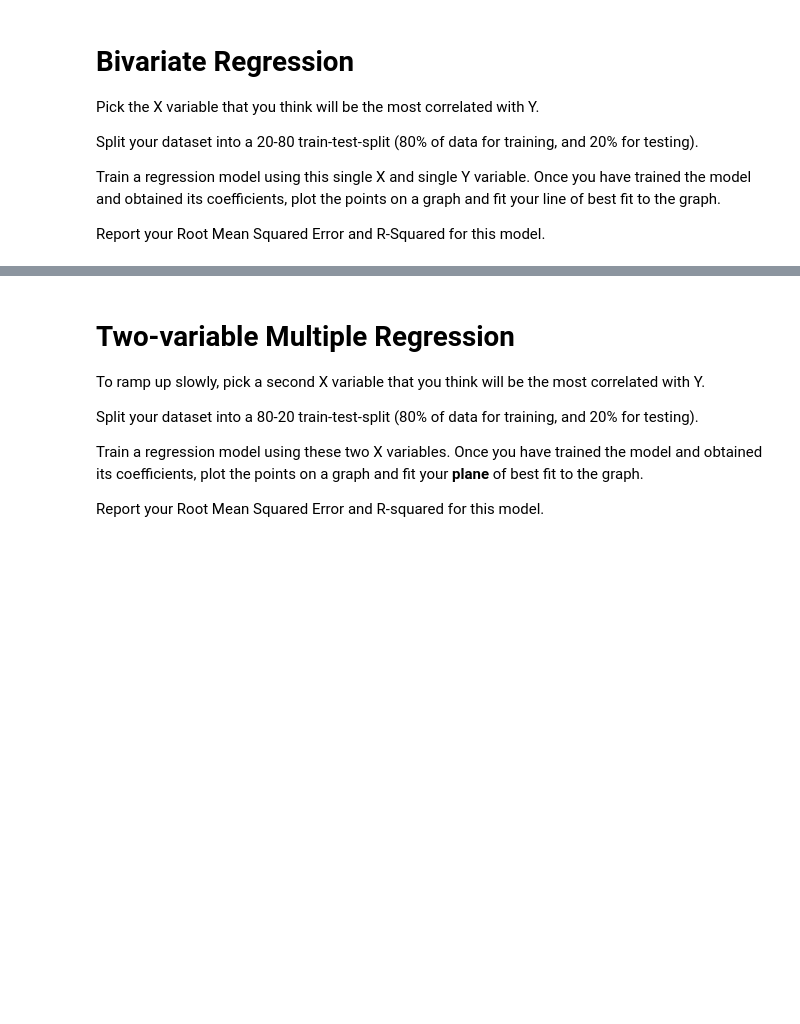
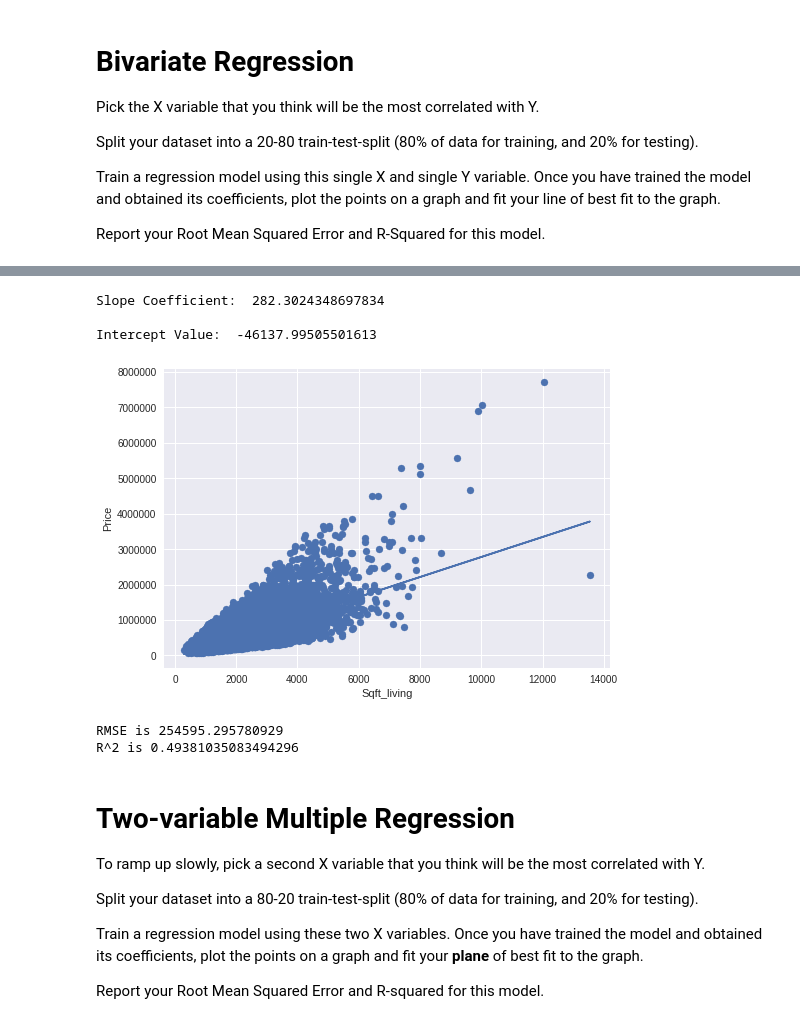
Before and after one commit to derek-shing/AB-Demo, a Jupyter notebook: Linear_Regression_Assignment.ipynb, the cells around one changed output, grey strips where cells are left out. Cells and saved outputs as stored; diff of their text form; code cells hidden in the pictures; blank space fills up the shorter version.

Commit message:
Regression base Assignment

```diff
--- a/Linear_Regression_Assignment.ipynb
+++ b/Linear_Regression_Assignment.ipynb
@@ -35,0 +55,9 @@ df.head()
+# %%
+import numpy as np
+from sklearn.model_selection import train_test_split
+
+
+X = df['sqft_living'].values[:,np.newaxis]
+y = df['price']
+
+X_train, X_test, y_train, y_test = train_test_split(X, y, test_size=.2)
@@ -36,3 +66,47 @@ df.head()
+# %%
+from sklearn.linear_model import LinearRegression
+
+model = LinearRegression()
+model.fit(X_train, y_train)
+
+print("Slope Coefficient: ", model.coef_[0])
+print("\nIntercept Value: ", model.intercept_)
+# %% [output]
+Slope Coefficient:  282.3024348697834
+
+Intercept Value:  -46137.99505501613
+# %%
+import matplotlib.pyplot as plt
+plt.scatter(df.sqft_living, df.price)
+
+# Plot the line
+y_hat = [model.coef_[0]*x + model.intercept_ for x in X_train]
+plt.plot(X_train, y_hat)
+
+# Graph axes and title
+plt.ylabel("Price")
+plt.xlabel("Sqft_living")
+plt.show()
+# %% [output]
+[figure, added]
+# %%
+from sklearn.metrics import mean_squared_error, r2_score
+
+y_test_predict = model.predict(X_test)
+
+#MSE = mean_squared_error(y_test, y_test_predict)
+
+RMSE = (np.sqrt(mean_squared_error(y_test, y_test_predict)))
+
+#print('MSE is {}'.format(MSE))
+print('RMSE is {}'.format(RMSE))
+
+R2 = r2_score(y_test, y_test_predict)
+
+print('R^2 is {}'.format(R2))
+# %% [output]
+RMSE is 254595.295780929
+R^2 is 0.49381035083494296
 # %% [markdown]
 # Two-variable Multiple Regression
 
```
Also changed, not shown: parts of 14 cells of this notebook.
